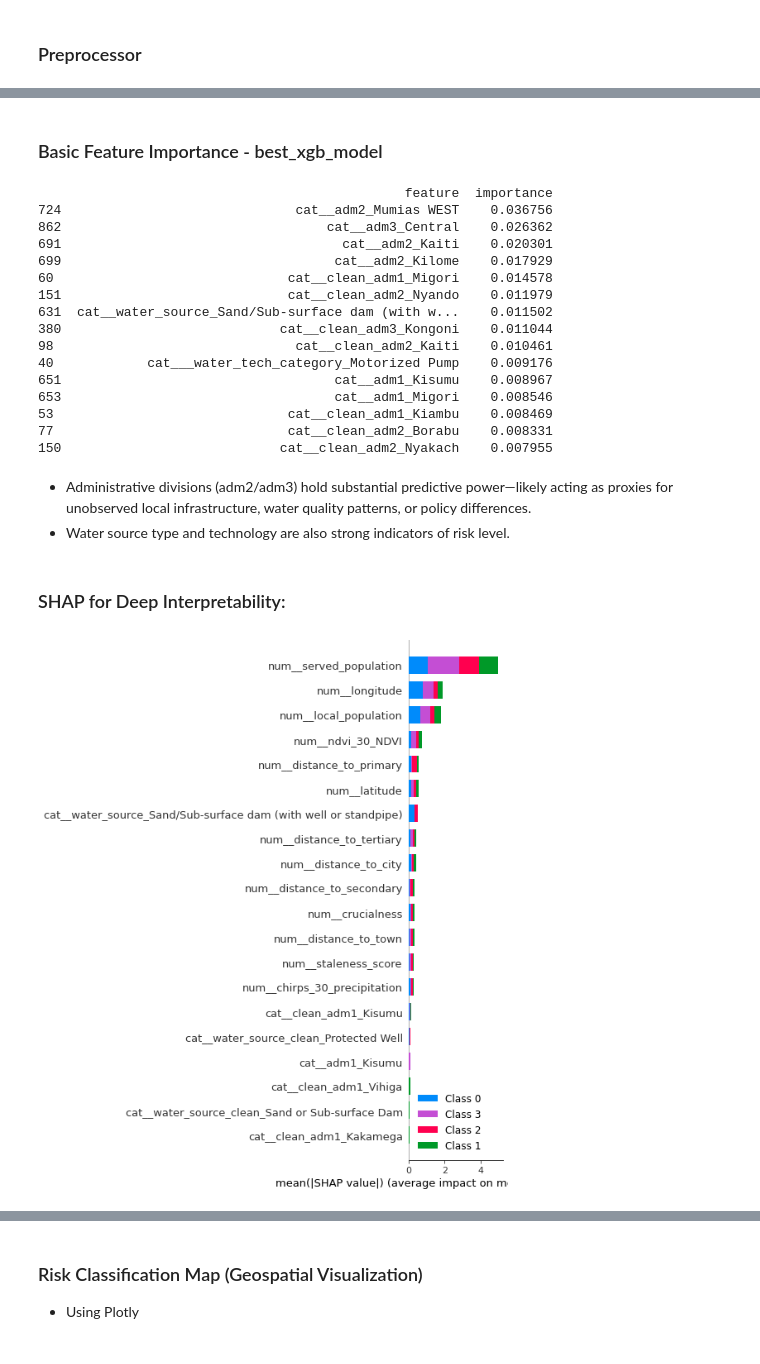
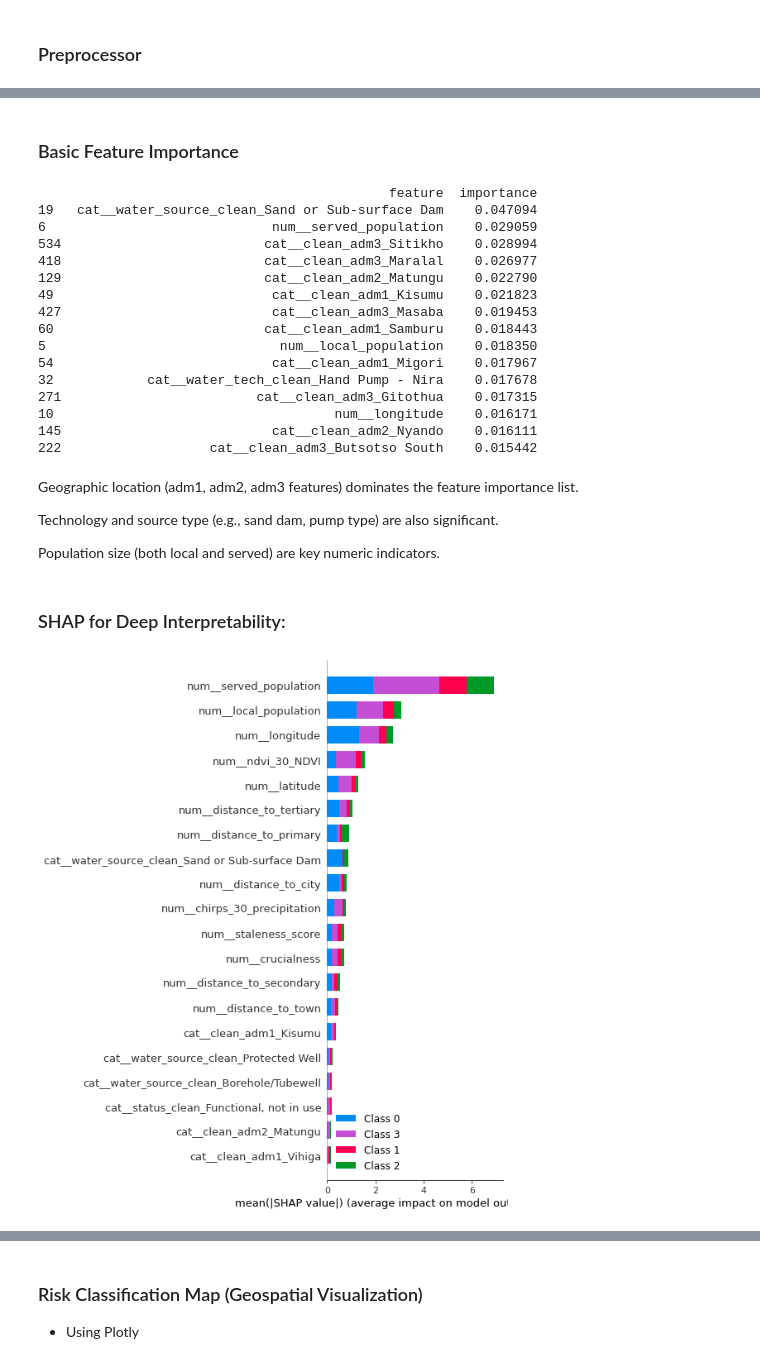
Before and after one commit to lewismwaki/cleanwaterai, a Jupyter notebook: notebooks/Diana-Xgb_model.ipynb, the cells around one changed output, grey strips where cells are left out. Saved outputs shown, nothing was run; the diff lists cells and outputs as text; code cells hidden in the pictures.

Commit message:
finalized and saved the best model

```diff
--- a/notebooks/Diana-Xgb_model.ipynb
+++ b/notebooks/Diana-Xgb_model.ipynb
@@ -42,0 +32,3 @@ df.head()
+# %%
+df = pd.read_csv(r'../data/processed/wpdx_processed.csv')
+df.head()
@@ -364,10 +364,13 @@ drop_cols = [
     'lat_deg', 'lon_deg',
 
     # Redundant country info
-    'clean_country_name', 'clean_country_id',
+    'country_name', 'clean_country_name', 'clean_country_id',
 
     # ID and temporal leakage
     'location_id', 'days_since_report', 'count',
+
+    # Redundant administrative variables
+    'adm1', 'adm2', 'adm3',
 
     # Redundant short-term environmental variables
     'chirps_7_precipitation', 'chirps_90_precipitation',
@@ -375,7 +378,11 @@ drop_cols = [
     'lst_7_LST_Day_1km', 'lst_90_LST_Day_1km',
 
     # Leakage or low signal
-    'usage_cap', 'cluster_size'
+    'usage_cap', 'cluster_size',
+
+    # Redundant
+    'water_source', '_water_tech_category', 'facility_type', 'is_latest', 'is_urban'
+
 ]
 df_cleaned = df_cleaned.drop(columns=drop_cols)
 df_cleaned.columns
@@ -815,14 +867,14 @@ Accuracy: 82%
 # %% [markdown]
-### Basic Feature Importance - best_xgb_model
+### Basic Feature Importance
 # %%
-# Extract trained XGBoost model
-xgb_model = best_xgb_model.named_steps['model']
+# Extract trained smote + XGBoost model
+xgb_model = smote_xgb_pipeline.named_steps['model']
 
 # Get feature importances
 importances = xgb_model.feature_importances_
 
 # Get feature names from preprocessor
-feature_names = best_xgb_model.named_steps['preprocessor'].get_feature_names_out()
+feature_names = smote_xgb_pipeline.named_steps['preprocessor'].get_feature_names_out()
 
 # importance DataFrame
 importance_df = pd.DataFrame({
@@ -833,41 +885,44 @@ importance_df = pd.DataFrame({
 # Top 15 important features
 print(importance_df.head(15))
 # %% [output]
-                                               feature  importance
-724                              cat__adm2_Mumias WEST    0.036756
-862                                  cat__adm3_Central    0.026362
-691                                    cat__adm2_Kaiti    0.020301
-699                                   cat__adm2_Kilome    0.017929
-60                              cat__clean_adm1_Migori    0.014578
-151                             cat__clean_adm2_Nyando    0.011979
-631  cat__water_source_Sand/Sub-surface dam (with w...    0.011502
-380                            cat__clean_adm3_Kongoni    0.011044
-98                               cat__clean_adm2_Kaiti    0.010461
-40            cat___water_tech_category_Motorized Pump    0.009176
-651                                   cat__adm1_Kisumu    0.008967
-653                                   cat__adm1_Migori    0.008546
-53                              cat__clean_adm1_Kiambu    0.008469
-77                              cat__clean_adm2_Borabu    0.008331
-150                            cat__clean_adm2_Nyakach    0.007955
+                                             feature  importance
+19   cat__water_source_clean_Sand or Sub-surface Dam    0.047094
+6                             num__served_population    0.029059
+534                          cat__clean_adm3_Sitikho    0.028994
+418                          cat__clean_adm3_Maralal    0.026977
+129                          cat__clean_adm2_Matungu    0.022790
+49                            cat__clean_adm1_Kisumu    0.021823
+427                           cat__clean_adm3_Masaba    0.019453
+60                           cat__clean_adm1_Samburu    0.018443
+5                              num__local_population    0.018350
+54                            cat__clean_adm1_Migori    0.017967
+32            cat__water_tech_clean_Hand Pump - Nira    0.017678
+271                         cat__clean_adm3_Gitothua    0.017315
+10                                    num__longitude    0.016171
+145                           cat__clean_adm2_Nyando    0.016111
+222                   cat__clean_adm3_Butsotso South    0.015442
 # %% [markdown]
-- Administrative divisions (adm2/adm3) hold substantial predictive power—likely acting as proxies for unobserved local infrastructure, water quality patterns, or policy differences.
-- Water source type and technology are also strong indicators of risk level.
+Geographic location (adm1, adm2, adm3 features) dominates the feature importance list.
+
+Technology and source type (e.g., sand dam, pump type) are also significant.
+
+Population size (both local and served) are key numeric indicators.
 # %% [markdown]
 ### SHAP for Deep Interpretability:
 # %%
 import shap
 
 # SHAP explainer
 explainer = shap.TreeExplainer(xgb_model)
 
 # Transform training data through the pipeline
-X_transformed = best_xgb_model.named_steps['preprocessor'].transform(X_train)
+X_transformed = smote_xgb_pipeline.named_steps['preprocessor'].transform(X_train)
 
 # SHAP values
 shap_values = explainer.shap_values(X_transformed)
 
 # SHAP Summary Plot
 shap.summary_plot(shap_values, X_transformed, feature_names=feature_names)
 # %% [output]
-[figure, old version]
+[figure, new version]
 # %% [markdown]
```
Also changed, not shown: parts of 38 cells of this notebook.
